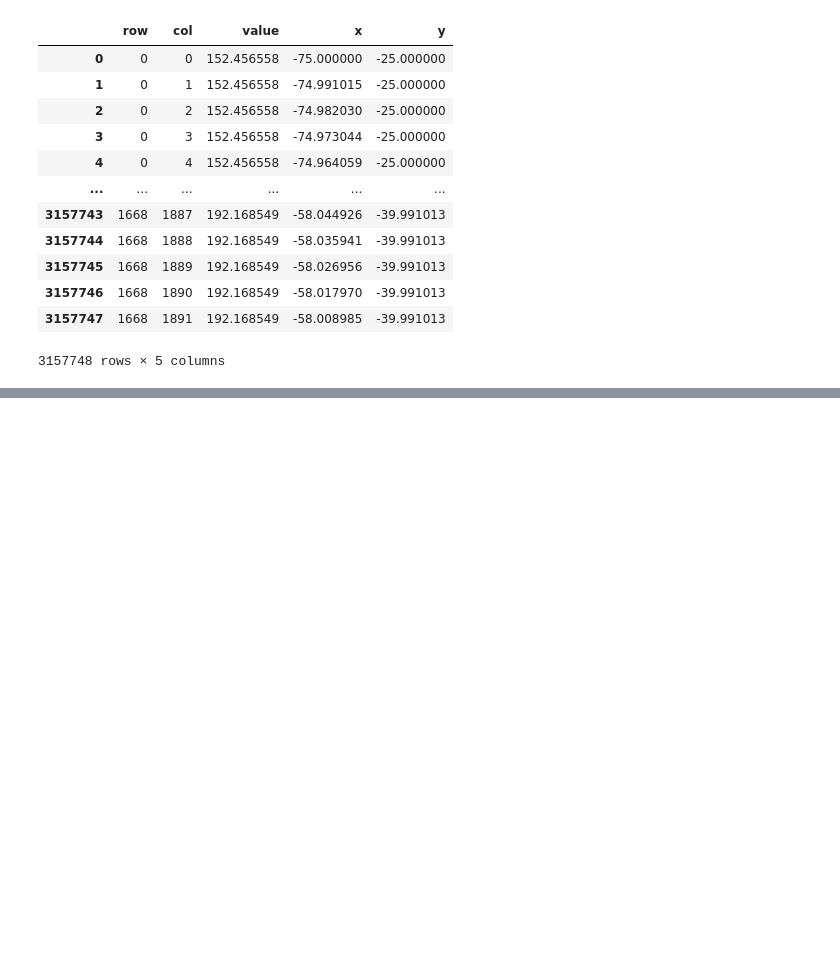
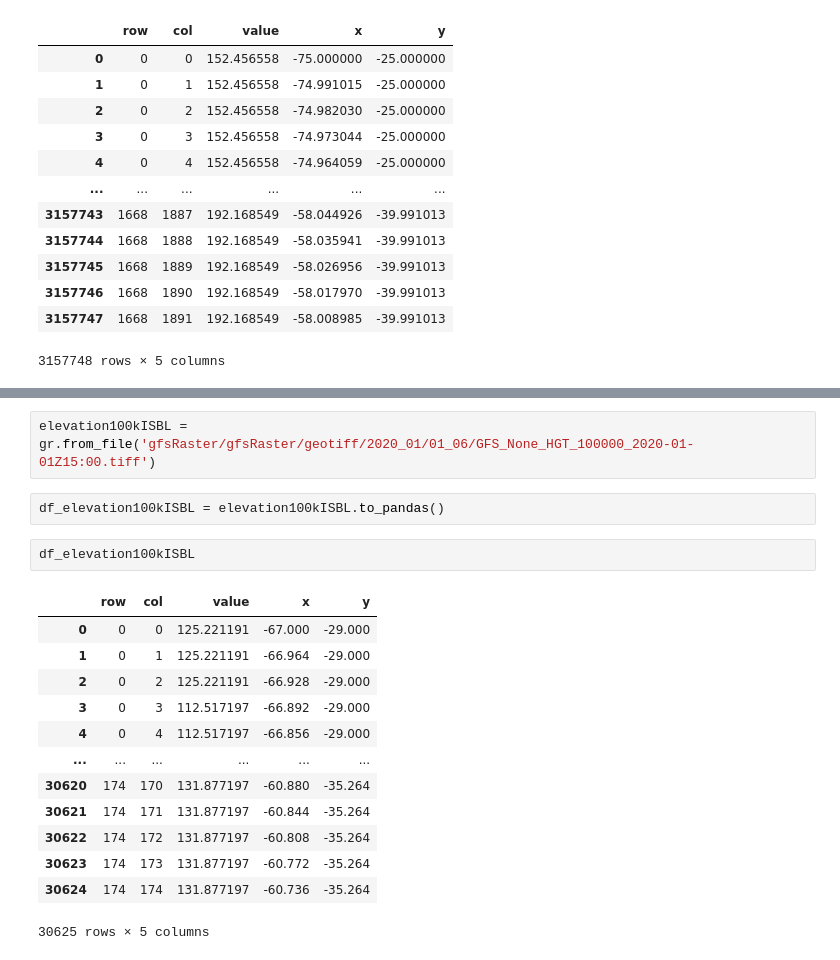
Before and after one commit to JFC95/ProyectoIntegrador_Weather, a Jupyter notebook: manejando-geotiff.ipynb, the cells around one changed output, grey strips where cells are left out. Saved outputs shown, nothing was run; the diff lists cells and outputs as text; blank space fills up the shorter version.

```diff
--- a/probando_una_cosa.ipynb
+++ b/manejando-geotiff.ipynb
@@ -75,0 +101,20 @@ df_elevation100kISBL
+# %%
+elevation100kISBL = gr.from_file('gfsRaster/gfsRaster/geotiff/2020_01/01_06/GFS_None_HGT_100000_2020-01-01Z15:00.tiff')
+# %%
+df_elevation100kISBL = elevation100kISBL.to_pandas()
+# %%
+df_elevation100kISBL
+# %% [output]
+|  | row | col | value | x | y |
+| 0 | 0 | 0 | 125.221191 | -67.000 | -29.000 |
+| 1 | 0 | 1 | 125.221191 | -66.964 | -29.000 |
+| 2 | 0 | 2 | 125.221191 | -66.928 | -29.000 |
+| 3 | 0 | 3 | 112.517197 | -66.892 | -29.000 |
+| 4 | 0 | 4 | 112.517197 | -66.856 | -29.000 |
+| ... | ... | ... | ... | ... | ... |
+| 30620 | 174 | 170 | 131.877197 | -60.880 | -35.264 |
+| 30621 | 174 | 171 | 131.877197 | -60.844 | -35.264 |
+| 30622 | 174 | 172 | 131.877197 | -60.808 | -35.264 |
+| 30623 | 174 | 173 | 131.877197 | -60.772 | -35.264 |
+| 30624 | 174 | 174 | 131.877197 | -60.736 | -35.264 |
+30625 rows × 5 columns
```
Also changed, not shown: parts of 5 cells of this notebook, 1 other file.
